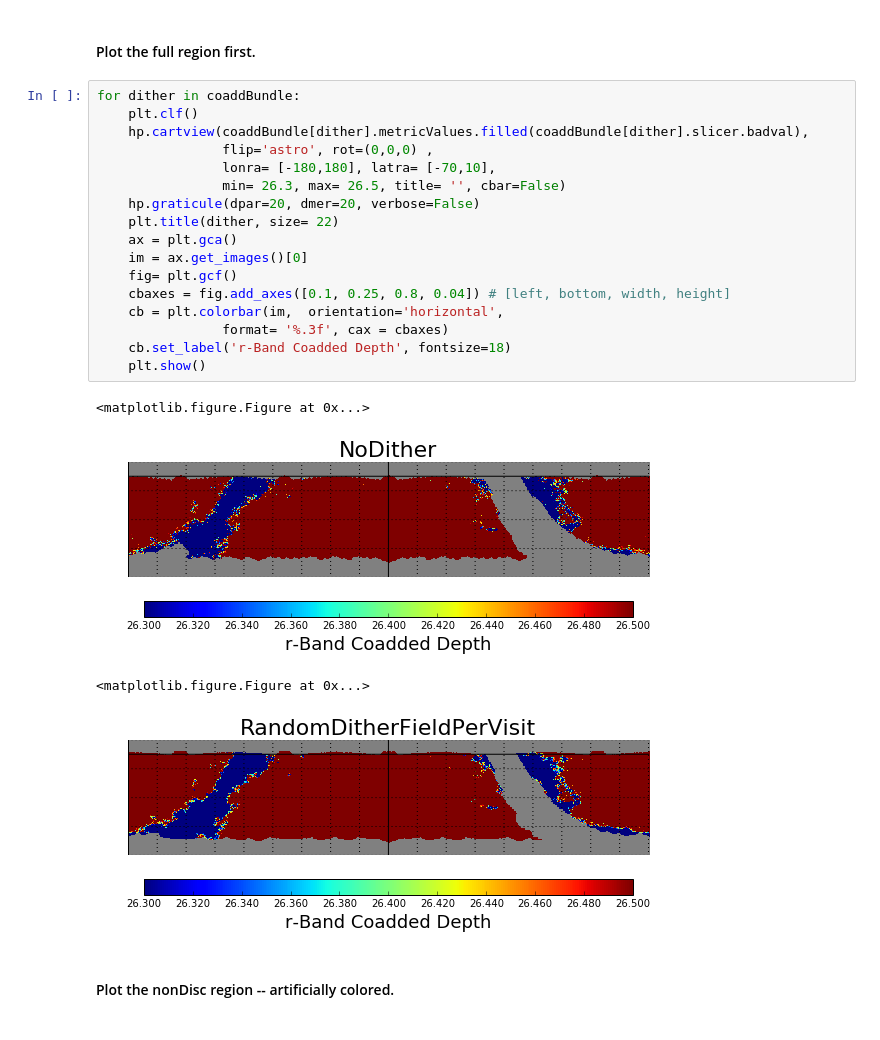
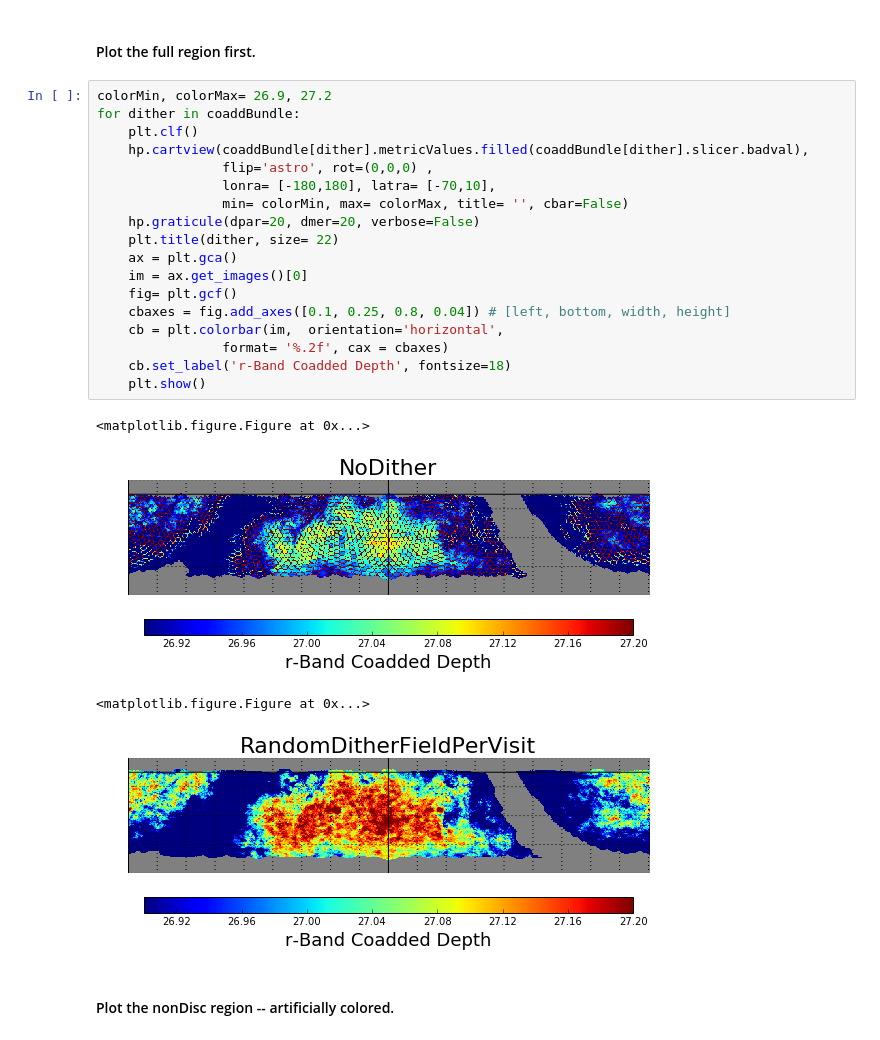
Before and after one commit to humnaawan/DC1-Regions, a Jupyter notebook: notebooks/Plots -- DC1 Candidate Region.ipynb, the cells around one changed output. Cells and saved outputs as stored; diff of their text form.

Commit message:
Improved the colorscale on the coadded depth plots .. now see structure. Added NoDither coadded depth plots.

```diff
--- a/notebooks/Plots -- DC1 Candidate Region.ipynb
+++ b/notebooks/Plots -- DC1 Candidate Region.ipynb
@@ -77,27 +77,28 @@ print fiducialRA2, fiducialDec2
 # %% [markdown]
 #### Plot the full region first.
 # %%
+colorMin, colorMax= 26.9, 27.2
 for dither in coaddBundle:
     plt.clf()
     hp.cartview(coaddBundle[dither].metricValues.filled(coaddBundle[dither].slicer.badval),
                 flip='astro', rot=(0,0,0) ,
                 lonra= [-180,180], latra= [-70,10],
-                min= 26.3, max= 26.5, title= '', cbar=False)
+                min= colorMin, max= colorMax, title= '', cbar=False)
     hp.graticule(dpar=20, dmer=20, verbose=False)
     plt.title(dither, size= 22)
     ax = plt.gca()
     im = ax.get_images()[0]
     fig= plt.gcf()
     cbaxes = fig.add_axes([0.1, 0.25, 0.8, 0.04]) # [left, bottom, width, height]
     cb = plt.colorbar(im,  orientation='horizontal',
-                format= '%.3f', cax = cbaxes)
+                format= '%.2f', cax = cbaxes)
     cb.set_label('r-Band Coadded Depth', fontsize=18)
     plt.show()
 # %% [output]
 <matplotlib.figure.Figure at 0x...>
-[figure, old version]
+[figure, new version]
 <matplotlib.figure.Figure at 0x...>
-[figure, old version]
+[figure, new version]
 # %% [markdown]
 #### Plot the nonDisc region -- artificially colored.
 # %%
```
Also changed, not shown: parts of 2 cells of this notebook.
